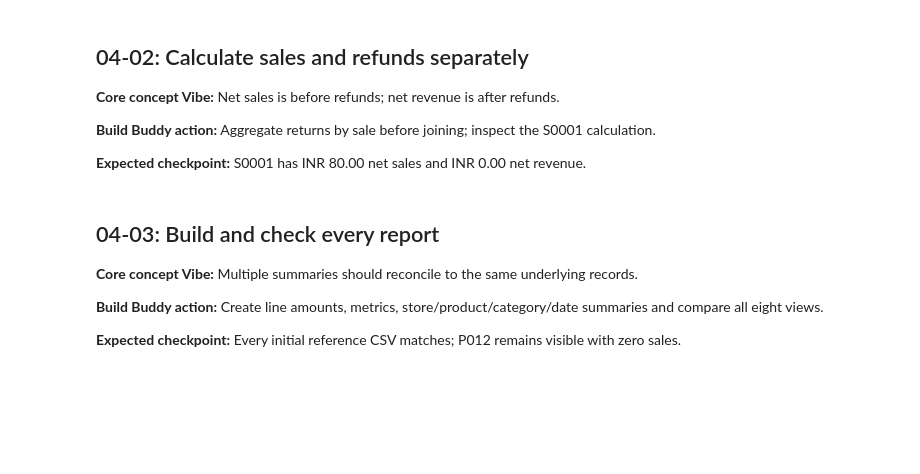
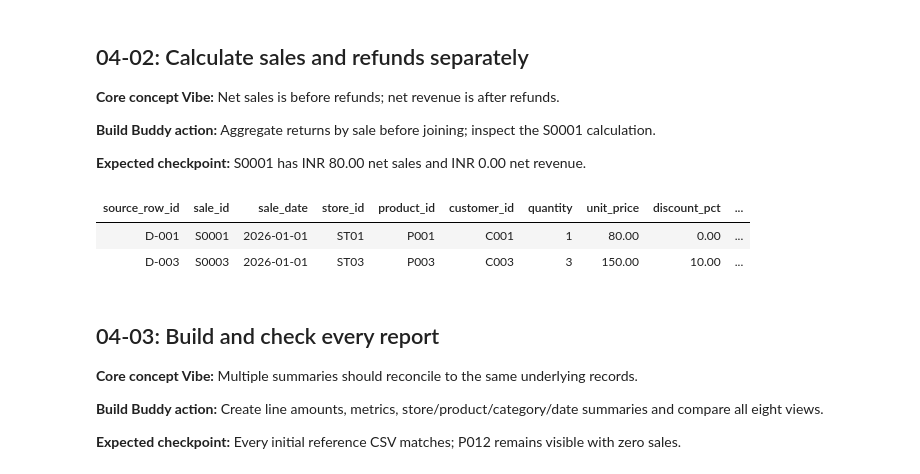
Before and after one commit to sanketch4847-design/retailflow-data-engineering-databricks, a Jupyter notebook: notebooks/04_initial_reports_and_checks.ipynb, the cells around one changed output. Saved outputs shown, nothing was run; the diff lists cells and outputs as text; code cells hidden in the pictures; blank space fills up the shorter version.

```diff
--- a/notebooks/04_initial_reports_and_checks.ipynb
+++ b/notebooks/04_initial_reports_and_checks.ipynb
@@ -315,3 +327,15 @@ def report_views(sales, returns):
+# %%
+lines = sales_with_amounts(sales, returns)
+assert lines.count() == sales.count()
+first_sale = lines.where("sale_id = 'S0001'").first()
+assert first_sale['net_sales'] == Decimal('80.00')
+assert first_sale['refund_amount'] == Decimal('80.00')
+assert first_sale['net_revenue'] == Decimal('0.00')
+display(lines.where("sale_id IN ('S0001', 'S0003')").orderBy('sale_id'))
+# %% [output]
+| source_row_id | sale_id | sale_date | store_id | product_id | customer_id | quantity | unit_price | discount_pct | ... |
+| D-001 | S0001 | 2026-01-01 | ST01 | P001 | C001 | 1 | 80.00 | 0.00 | ... |
+| D-003 | S0003 | 2026-01-01 | ST03 | P003 | C003 | 3 | 150.00 | 10.00 | ... |
 # %% [markdown]
 ## 04-03: Build and check every report
 
```
Also changed, not shown: parts of 10 cells of this notebook, 4 other files.
